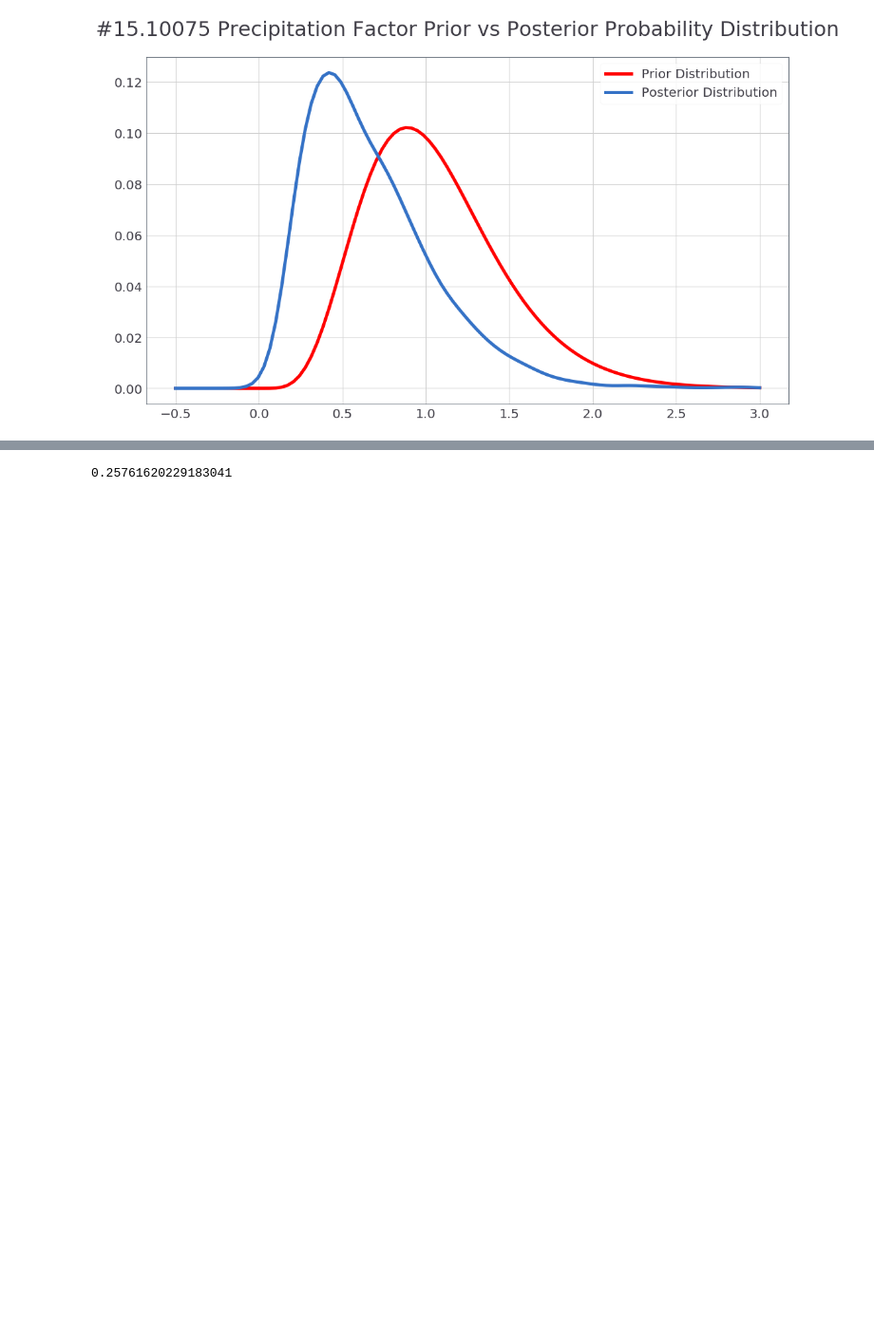
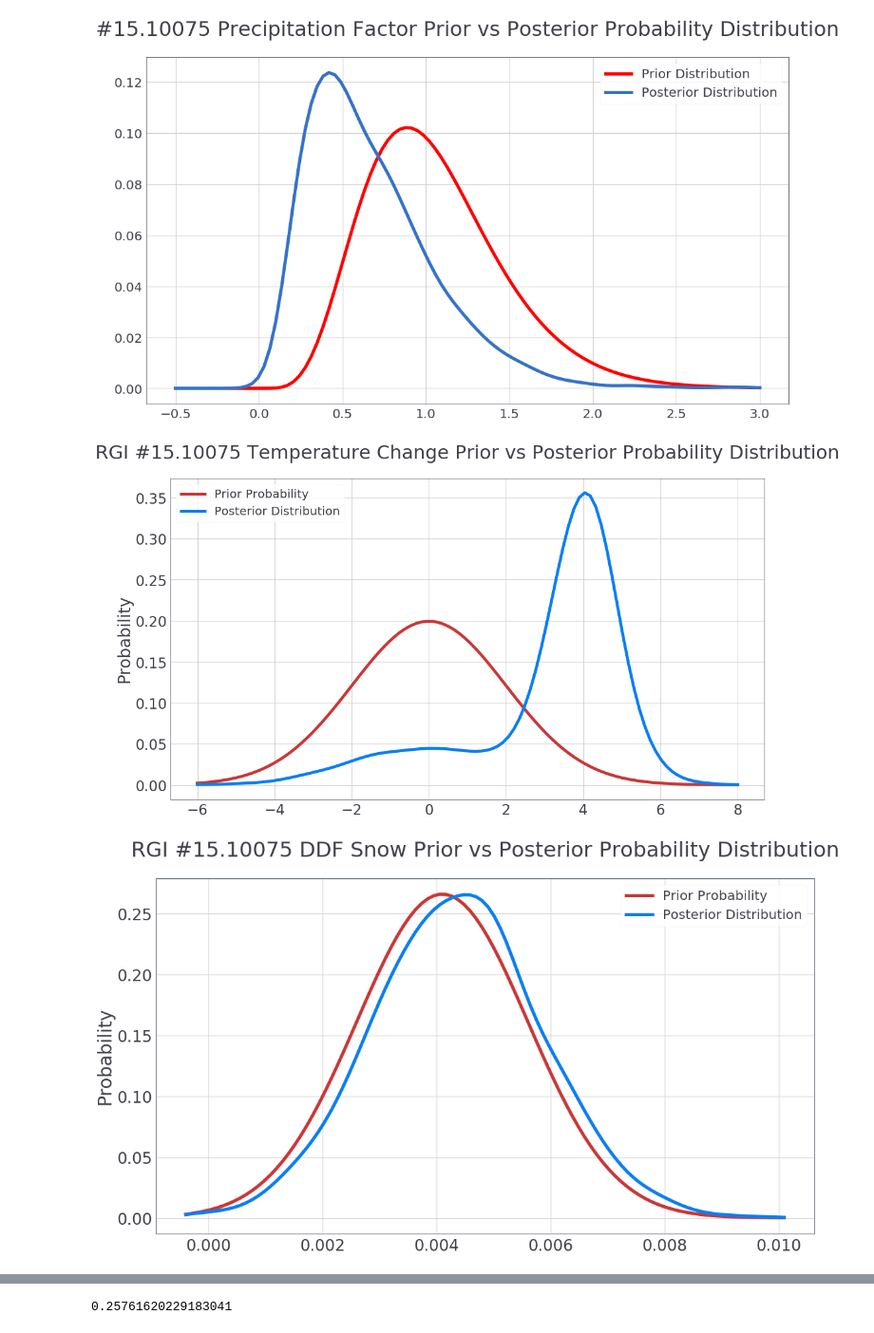
Before and after one commit to drounce/PyGEM, a Jupyter notebook: ensemble_analysis_plots.ipynb, the cells around one changed output, grey strips where cells are left out. Shown at 95% size. Drawn from its saved outputs; the diff is of its cells as text; code cells hidden in the pictures; blank space fills up the shorter version.

Commit message:
figured out single glacier uncertainty plots

```diff
--- a/ensemble_analysis_plots.ipynb
+++ b/ensemble_analysis_plots.ipynb
@@ -166,3 +166,78 @@ plt.show()
 #fig.savefig('../probability_plots/' + num + 'precfactor.png')
 # %% [output]
 [figure]
+# %%
+nums = ['10075', '10079', '10059', '10060']
+params = {'tempchange':'Temperature Change', 'ddfsnow': 'DDF Snow', 'precfactor': 'Precipitation Factor'}
+colors = [ '#C93737', '#0B7EF2', '#4C0099', '#CC6600']
+
+for num in nums:
+
+    i = 0
+
+    for key, value in params.items():
+
+        fig = plt.figure()
+
+        data = traces[(num, '10000')].trace(key)[:]
+
+        if key == 'tempchange':
+
+            # plot the ideal pdf function
+            mu = 0
+            sigma = 2
+            x = np.linspace(mu - 3*sigma, mu + 4*sigma, 100)
+            plt.plot(x,mlab.normpdf(x, mu, sigma), color=colors[0], label = 'Prior Probability', linewidth=5)
+
+
+            # plot the actual density distribution
+            density = gaussian_kde(data)
+            density.covariance_factor = lambda : .25
+            density._compute_covariance()
+            plt.plot(x,density(x), label = 'Posterior Distribution', color=colors[1], linewidth=5)
+
+
+        elif key == 'ddfsnow':
+            # plot the ideal pdf function
+            mu = 0.0041
+            sigma = 0.0015
+            x = np.linspace(mu - 3*sigma, mu + 4*sigma, 100)
+            plt.plot(x, mlab.normpdf(x, mu, sigma) /1000, color=colors[0], label = 'Prior Probability', linewidth=5)
+
+            # plot the actual density distribution
+            density = gaussian_kde(data)
+            density.covariance_factor = lambda : .25
+            density._compute_covariance()
+            plt.plot(x, density(x) / 1000, label = 'Posterior Distribution', linewidth=5, color=colors[1])
+
+        elif key == 'precfactor':
+            x = np.linspace (-0.5, 3.0, 100)
+            y = stats.gamma.pdf(x, a= 6.33, scale=(1/6)) #a is alpha, loc is beta???
+            plt.plot(x, y /10, linewidth =5, label='Prior Distribution', color=colors[0])
+
+            # plot the actual density distribution
+            density = gaussian_kde(data)
+            density.covariance_factor = lambda : .25
+            density._compute_covariance()
+            plt.plot(x, density(x)/10, label = 'Posterior Distribution', linewidth=5, color=colors[1])
+
+        # niceties
+        plt.legend(loc='best', fontsize=20)
+
+        plt.title('RGI #15.' + num + ' ' + value + ' Prior vs Posterior Probability Distribution', fontsize = 32, y=1.05)
+        plt.ylabel('Probability', fontsize =28)
+        #plt.xlabel('Value', fontsize = 24)
+
+        plt.xticks(fontsize=24)
+        plt.yticks(fontsize=24)
+
+        plt.show()
+
+        #print('../probability_plots/' + num + key + '.png')
+
+        #fig.savefig('../probability_plots/' + nums[i] + key + '.png')
+
+        i = i+1
+# %% [output]
+[figure, added]
+[figure, added]
```
Also changed, not shown: parts of 8 cells of this notebook, 1 other file.
